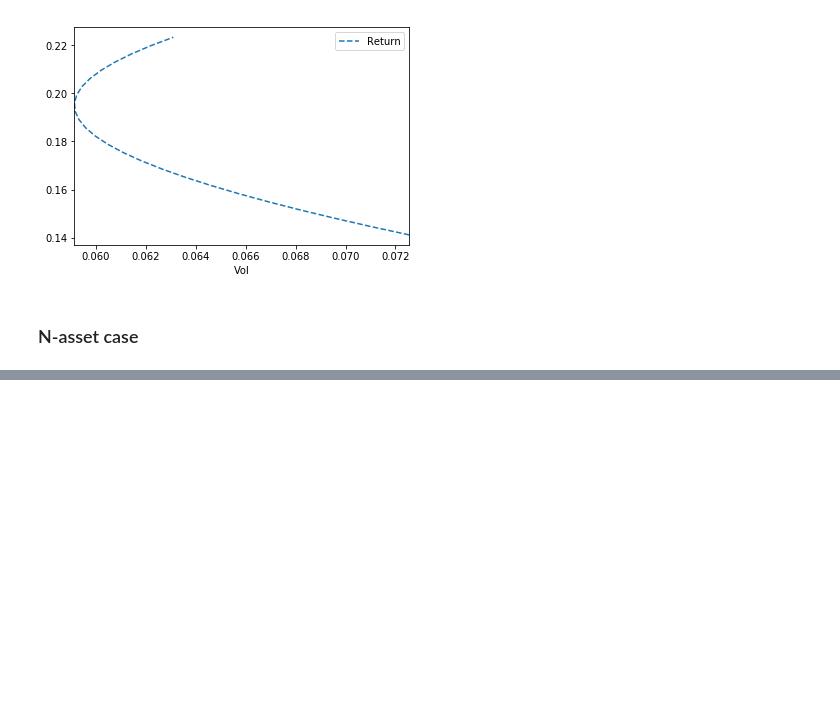
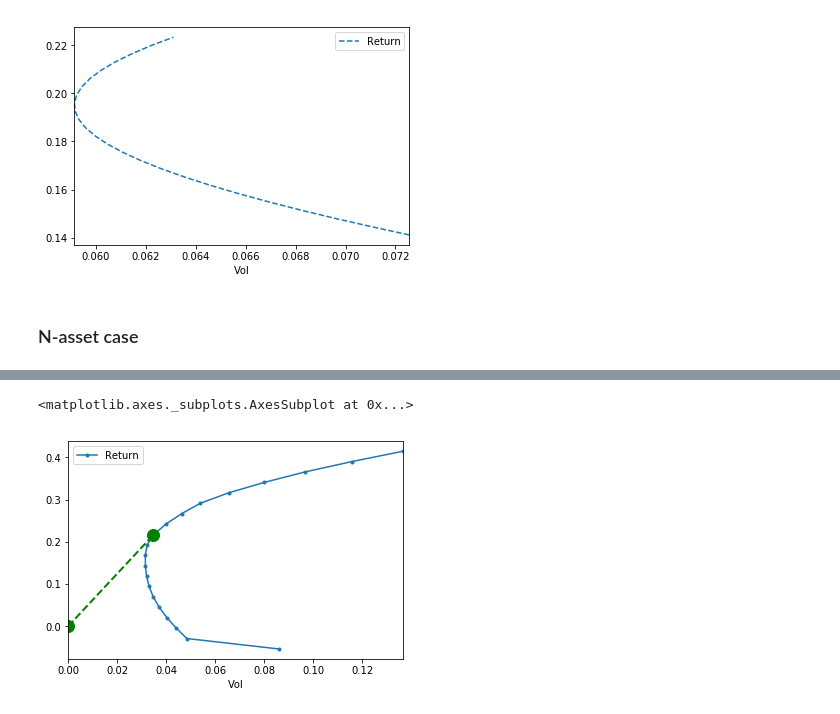
Before and after one commit to allaccountstaken/risk_toolkit, a Jupyter notebook: frontier.ipynb, the cells around one changed output, grey strips where cells are left out. Saved outputs shown, nothing was run; the diff lists cells and outputs as text; code cells hidden in the pictures; blank space fills up the shorter version.

```diff
--- a/frontier.ipynb
+++ b/frontier.ipynb
@@ -246,0 +328,5 @@ NameError: name 'mimimize' is not defined
+# %%
+rk.plot_ef(20, er, cov, show_cml=True)
+# %% [output]
+<matplotlib.axes._subplots.AxesSubplot at 0x...>
+[figure, added]
```
Also changed, not shown: parts of 9 cells of this notebook, 1 other file.
